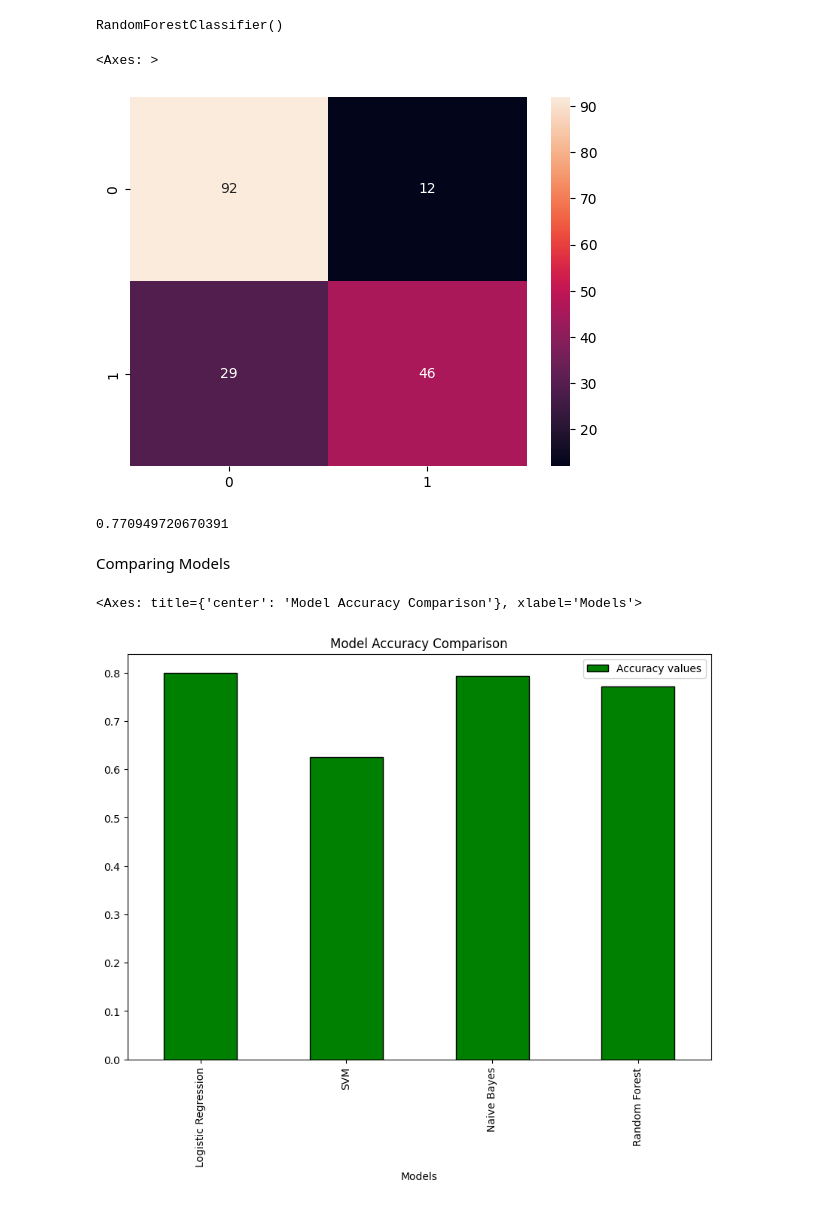
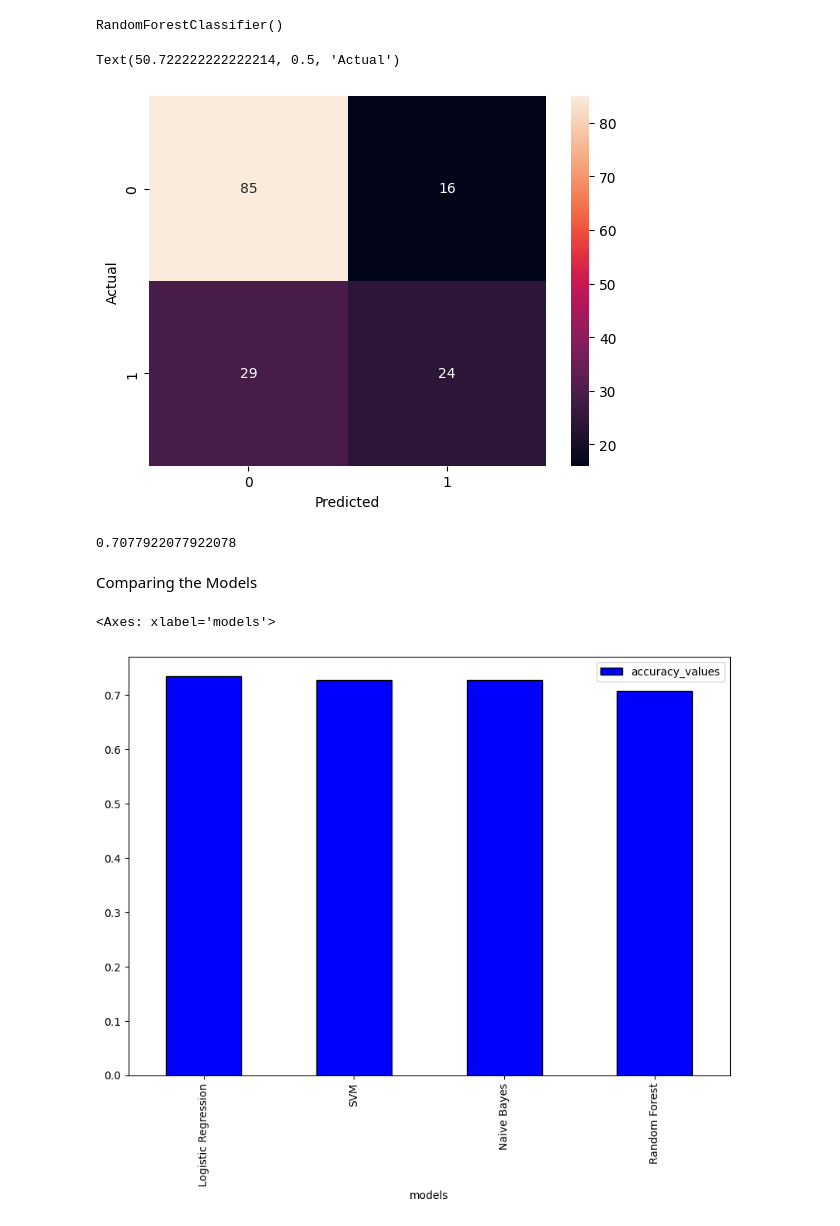
Before and after one commit to iztihad110/Machine-Learning-Practice, a Jupyter notebook: Supervised Learning/Comparisons/logistic_vs_svm_vs_naive_bayes_vs_random_forest_diabetes.ipynb, the cells around one changed output. Saved outputs shown, nothing was run; the diff lists cells and outputs as text; code cells hidden in the pictures.

```diff
--- a/Supervised Learning/Comparisons/logistic_vs_svm_vs_naive_bayes_vs_random_forest_diabetes.ipynb
+++ b/Supervised Learning/Comparisons/logistic_vs_svm_vs_naive_bayes_vs_random_forest_diabetes.ipynb
@@ -11,5 +11,5 @@ from sklearn.metrics import confusion_matrix, accuracy_score
 import seaborn as sn
 # %%
-df = pd.read_csv("../../Datasets/titanic.csv")
+df = pd.read_csv("../../Datasets/diabetes.csv")
 df
 # %% [output]
@@ -29,3 +28,0 @@ df
-# %%
-df["Sex"] = df["Sex"].apply(lambda x: 0 if x == "male" else 1)
-df
@@ -46,6 +29,6 @@ df
 # %%
-x = df.drop(["Survived", "PassengerId", "Name", "Age", "Ticket", "Cabin", "Embarked"], axis=1)
-y = df["Survived"]
+x = df.drop("Outcome", axis=1)
+y = df["Outcome"]
 
-x_train, x_test, y_train, y_test = train_test_split(x, y, test_size=0.2, random_state=100)
+x_train, x_test, y_train, y_test = train_test_split(x, y, test_size=0.2, random_state=50)
 # %% [markdown]
@@ -53,4 +36,4 @@ Training and Testing with Logistic Regression
 # %%
-logistic_regression = LogisticRegression()
+logistic_regression = LogisticRegression(max_iter=1000)
 logistic_regression.fit(x_train, y_train)
 # %% [output]
@@ -130,24 +113,27 @@ y_predict_rf = random_forest.predict(x_test)
 cm = confusion_matrix(y_test, y_predict_rf)
 plt.Figure(figsize=(10, 7))
 sn.heatmap(cm, annot=True)
+plt.xlabel("Predicted")
+plt.ylabel("Actual")
 # %% [output]
-<Axes: >
+Text(50.722222222222214, 0.5, 'Actual')
-[figure, old version]
+[figure, new version]
 # %%
 accuracy_rf = accuracy_score(y_test, y_predict_rf)
 accuracy_rf
 # %% [output]
-0.770949720670391
+0.7077922077922078
 # %% [markdown]
-Comparing Models
+Comparing the Models
 # %%
-df_accuracy = pd.DataFrame({
-        "Models": ["Logistic Regression", "SVM", "Naive Bayes", "Random Forest"],
-        "Accuracy values": [accuracy_lg, accuracy_svm, accuracy_nb, accuracy_rf]
+df_models = pd.DataFrame(
+    {
+        "models": ["Logistic Regression", "SVM", "Naive Bayes", "Random Forest"],
+        "accuracy_values": [accuracy_lg, accuracy_svm, accuracy_nb, accuracy_rf]
     }
 )
 
-df_accuracy.plot(kind="bar", x="Models", color="green", edgecolor="black", title="Model Accuracy Comparison", figsize=(10, 7))
+df_models.plot(kind="bar", x="models", color="blue", edgecolor="black", figsize=(10, 7))
 # %% [output]
-<Axes: title={'center': 'Model Accuracy Comparison'}, xlabel='Models'>
+<Axes: xlabel='models'>
-[figure, old version]
+[figure, new version]
```
Also changed, not shown: parts of 12 cells of this notebook, 6 other files.
